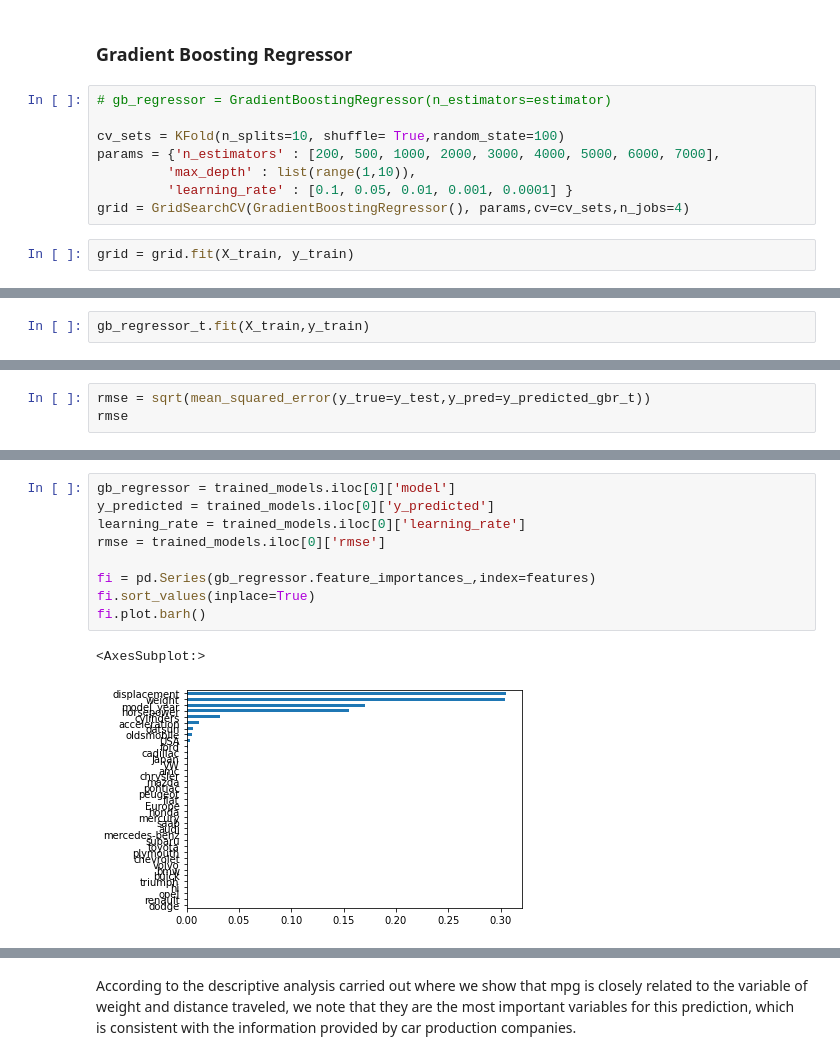
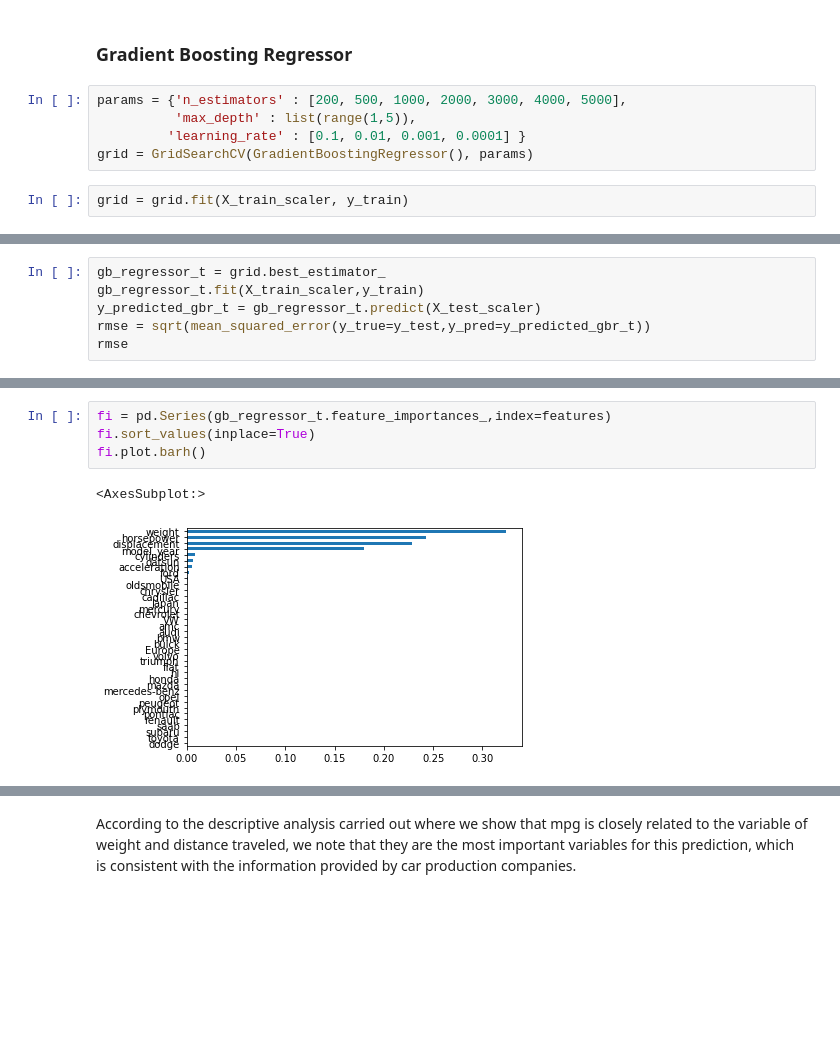
Before and after one commit to jsparraq/mpg-prediction, a Jupyter notebook: Machine learning model.ipynb, the cells around one changed output, grey strips where cells are left out. Drawn from its saved outputs; the diff is of its cells as text; blank space fills up the shorter version.

Commit message:
Finish model

```diff
--- a/Machine learning model.ipynb
+++ b/Machine learning model.ipynb
@@ -159,12 +159,9 @@ fig.show()
 # %% [markdown]
 ### Gradient Boosting Regressor
 # %%
-# gb_regressor = GradientBoostingRegressor(n_estimators=estimator)
-
-cv_sets = KFold(n_splits=10, shuffle= True,random_state=100)
-params = {'n_estimators' : [200, 500, 1000, 2000, 3000, 4000, 5000, 6000, 7000],
-         'max_depth' : list(range(1,10)),
-         'learning_rate' : [0.1, 0.05, 0.01, 0.001, 0.0001] }
-grid = GridSearchCV(GradientBoostingRegressor(), params,cv=cv_sets,n_jobs=4)
+params = {'n_estimators' : [200, 500, 1000, 2000, 3000, 4000, 5000],
+          'max_depth' : list(range(1,5)),
+         'learning_rate' : [0.1, 0.01, 0.001, 0.0001] }
+grid = GridSearchCV(GradientBoostingRegressor(), params)
 # %%
-grid = grid.fit(X_train, y_train)
+grid = grid.fit(X_train_scaler, y_train)
@@ -173,2 +167,0 @@ gb_regressor_t = grid.best_estimator_
-# %%
-gb_regressor_t.fit(X_train,y_train)
@@ -177,3 +172,6 @@ y_predicted_gbr_t = gb_regressor_t.predict(X_test)
 # %%
+gb_regressor_t = grid.best_estimator_
+gb_regressor_t.fit(X_train_scaler,y_train)
+y_predicted_gbr_t = gb_regressor_t.predict(X_test_scaler)
 rmse = sqrt(mean_squared_error(y_true=y_test,y_pred=y_predicted_gbr_t))
 rmse
@@ -204,12 +180,7 @@ trained_models.reset_index(drop=True, inplace=True)
 # %%
-gb_regressor = trained_models.iloc[0]['model']
-y_predicted = trained_models.iloc[0]['y_predicted']
-learning_rate = trained_models.iloc[0]['learning_rate']
-rmse = trained_models.iloc[0]['rmse']
-
-fi = pd.Series(gb_regressor.feature_importances_,index=features)
+fi = pd.Series(gb_regressor_t.feature_importances_,index=features)
 fi.sort_values(inplace=True)
 fi.plot.barh()
 # %% [output]
 <AxesSubplot:>
-[figure, old version]
+[figure, new version]
```
Also changed, not shown: parts of 13 cells of this notebook.
